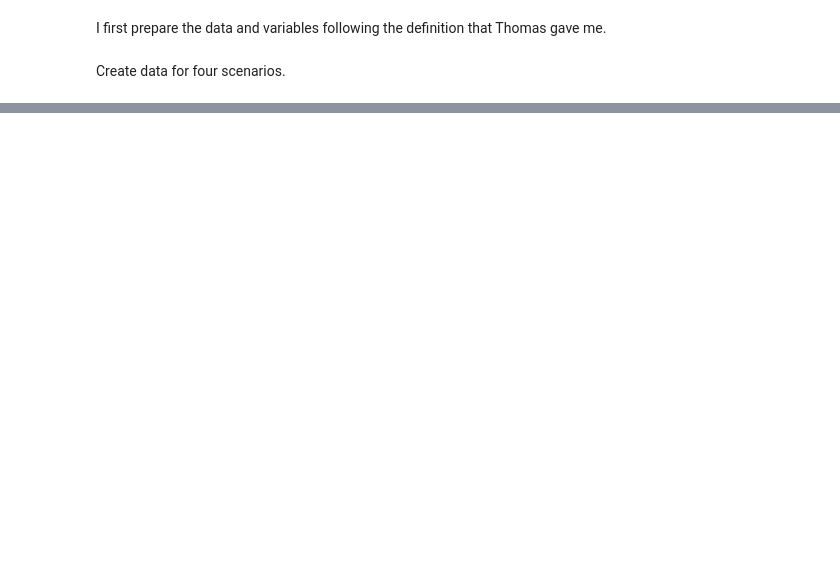
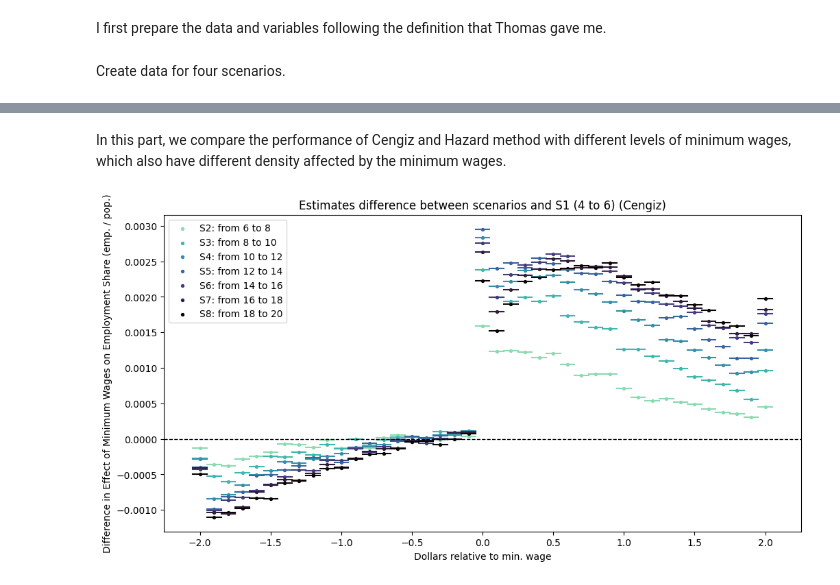
Before and after one commit to boyuchen21/minimum_wage, a Jupyter notebook: codes/compare_estimators.ipynb, the cells around one changed output, grey strips where cells are left out. Saved outputs shown, nothing was run; the diff lists cells and outputs as text; code cells hidden in the pictures; blank space fills up the shorter version.

```diff
--- a/codes/compare_estimators.ipynb
+++ b/codes/compare_estimators.ipynb
@@ -660,0 +624,79 @@ plt.show()
+# %% [markdown]
+In this part, we compare the performance of Cengiz and Hazard method with different levels of minimum wages, which also have different density affected by the minimum wages.
+# %%
+# Define Scenarios
+scenarios = {
+    'S1': (4, 6, 0.5, 0, 0.3),
+    'S2': (6, 8, 0.5, 0, 0.3),
+    'S3': (8, 10, 0.5, 0, 0.3),
+    'S4': (10, 12, 0.5, 0, 0.3),
+    'S5': (12, 14, 0.5, 0, 0.3),
+    'S6': (14, 16, 0.5, 0, 0.3),
+    'S7': (16, 18, 0.5, 0, 0.3),
+    'S8': (18, 20, 0.5, 0, 0.3)
+}
+# %%
+def plot_cengiz_fe_overlay_diff(log_wages, scenarios):
+    fig, ax = plt.subplots(figsize=(12, 6))
+
+    cmap = sns.color_palette("mako", as_cmap=True)
+    cmap_reversed = cmap.reversed()
+    colors = [cmap_reversed(i) for i in np.linspace(0, 1, 8)]
+
+    for i, scenario_name in enumerate(scenarios):
+        scenario = scenarios[scenario_name]
+        real_m_pre, real_m_post, P_o, P_b, P_s = scenario
+        data = prepare_cengiz_data(log_wages, scenario)
+        data = data.set_index(['wagcat', 'time'])
+
+        # Prepare the independent variables (min* and bin* dummies)
+        X = data.filter(regex='^(min\\d{1,2}|time|wagcat)').copy()
+        X = sm.add_constant(X)
+        y = data['normalized_emp']
+
+        # Fit the OLS model
+        model = PanelOLS(y, X, entity_effects=True, time_effects=False, check_rank=False).fit(cov_type='clustered', cluster_entity=True)
+
+        # Generate results for each scenario
+        paras = model.params.filter(regex='^(min\\d{1,2}|min0)')
+        # se = model.std_errors.filter(regex='^(min\\d{1,2}|min0)')
+        coef_df = pd.DataFrame({'params': paras, 'std_errors': se}).reset_index()
+
+        # Assign rel_pos for min[n]b, min0, and min[n]a
+        coef_df['rel_pos'] = coef_df['index'].str.extract('(\\d{1,2})').astype(int)
+        coef_df['rel_pos'] = np.where(coef_df['index'].str.contains('a'), coef_df['rel_pos'], -coef_df['rel_pos'])
+        coef_df['rel_dollar'] = coef_df['rel_pos'] * 0.1
+        coef_df = coef_df.sort_values('rel_pos')
+
+        if i == 0:
+            #sotre y values as "initial"
+            params_initial = coef_df['params']
+        else:
+            coef_df['params_diff'] = coef_df['params'] - params_initial
+            x_left = [x - 0.05 for x in coef_df['rel_dollar']]
+            x_right = [x + 0.05 for x in coef_df['rel_dollar']]
+
+            # hallow bar, colored edge
+            # ax.bar(coef_df['rel_dollar'], coef_df['params_diff'], width=0.1, facecolor='white', edgecolor=colors[i % len(colors)], alpha=0.5, linewidth=1.5)
+
+            ax.plot([x_left, x_right], [coef_df['params_diff'], coef_df['params_diff']], color=colors[i % len(colors)])
+            ax.scatter(coef_df['rel_dollar'], coef_df['params_diff'], color=colors[i % len(colors)], s = 8,
+                       label=f'{scenario_name}: from {real_m_pre} to {real_m_post}')
+
+        # Plot bar plot for the scenario
+        # ax.plot(coef_df['rel_dollar'], coef_df['params'], width=0.1, color=colors[i % len(colors)], alpha=0.7, capsize=3,
+        #        label=f'{scenario_name}: from {real_m_pre} to {real_m_post}, $P_o$={P_o}, $P_b$={P_b}, $P_s$={P_s}')
+
+    # add horizontal line at 0
+    ax.axhline(y=0, color='black', linestyle='--', linewidth=1)
+
+    ax.set_xlabel('Dollars relative to min. wage')
+    ax.set_ylabel('Difference in Effect of Minimum Wages on Employment Share (emp. / pop.)')
+    ax.set_xticks(np.arange(-2, 2.1, 0.5))
+    ax.set_title('Estimates difference between scenarios and S1 (4 to 6) (Cengiz)')
+    ax.legend()
+    plt.show()
+
+plot_cengiz_fe_overlay_diff(log_wages, scenarios)
+# %% [output]
+[figure, added]
```
Also changed, not shown: parts of 22 cells of this notebook, 6 other files.
